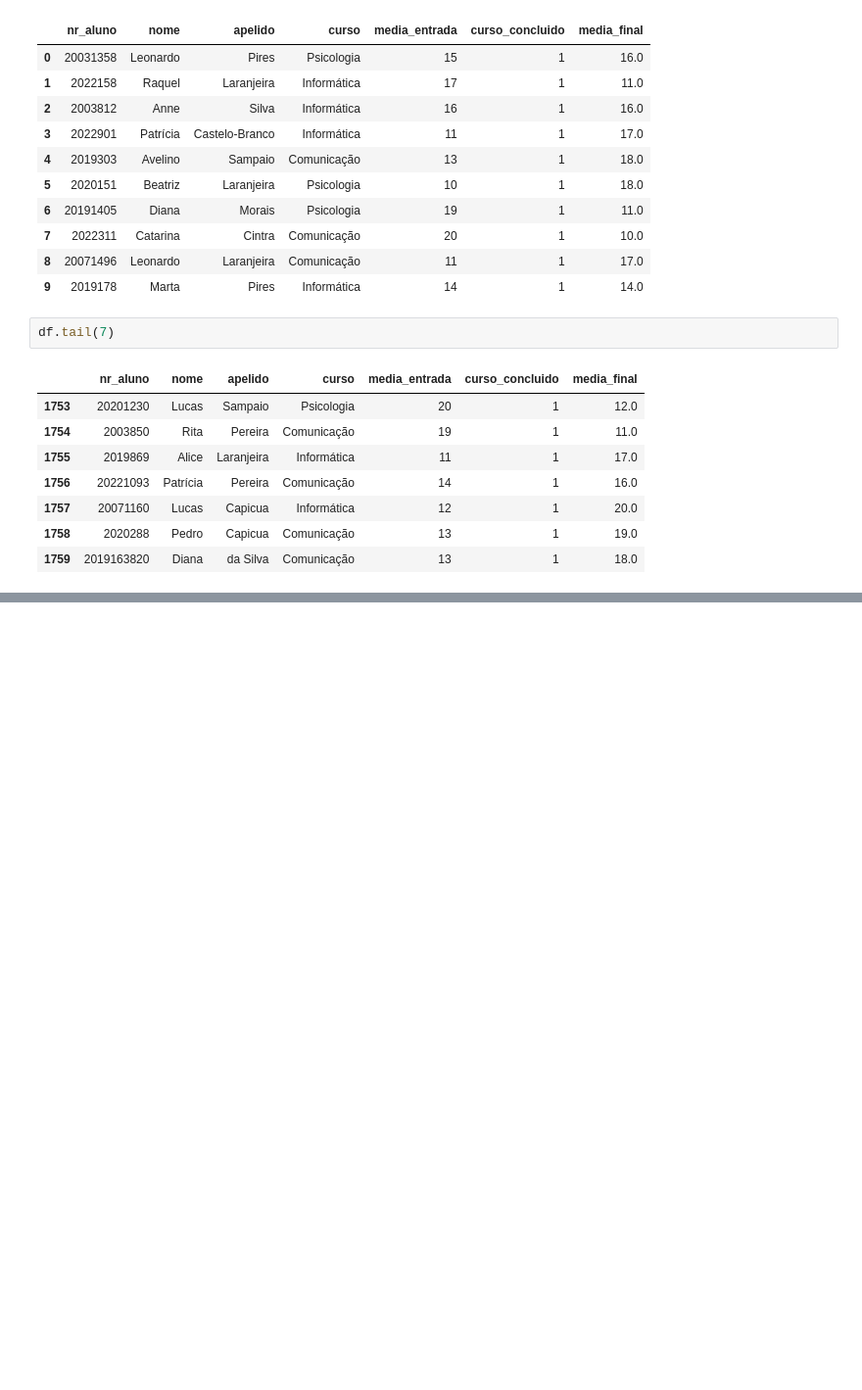
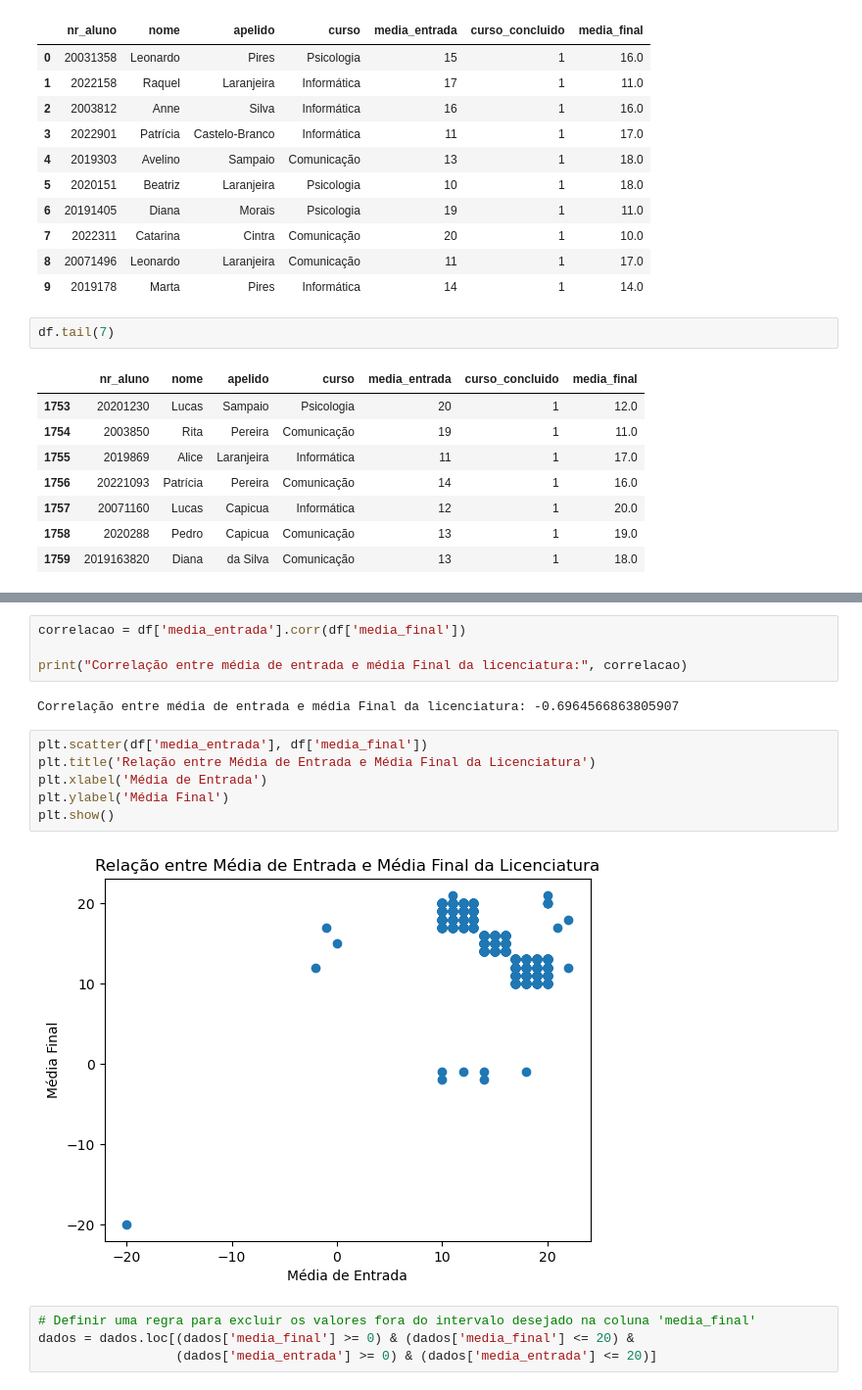
Before and after one commit to RodrigoMorita1/projeto, a Jupyter notebook: Projeto - Eng.dados.ipynb, the cells around one changed output, grey strips where cells are left out. Shown at 98% size. Drawn from its saved outputs; the diff is of its cells as text; blank space fills up the shorter version.

```diff
--- a/Projeto - Eng.dados.ipynb
+++ b/Projeto - Eng.dados.ipynb
@@ -65,0 +110,18 @@ df.tail(7)
+# %%
+correlacao = df['media_entrada'].corr(df['media_final'])
+
+print("Correlação entre média de entrada e média Final da licenciatura:", correlacao)
+# %% [output]
+Correlação entre média de entrada e média Final da licenciatura: -0.6964566863805907
+# %%
+plt.scatter(df['media_entrada'], df['media_final'])
+plt.title('Relação entre Média de Entrada e Média Final da Licenciatura')
+plt.xlabel('Média de Entrada')
+plt.ylabel('Média Final')
+plt.show()
+# %% [output]
+[figure, added]
+# %%
+# Definir uma regra para excluir os valores fora do intervalo desejado na coluna 'media_final'
+dados = dados.loc[(dados['media_final'] >= 0) & (dados['media_final'] <= 20) &
+                  (dados['media_entrada'] >= 0) & (dados['media_entrada'] <= 20)]
```
Also changed, not shown: parts of 5 cells of this notebook.
